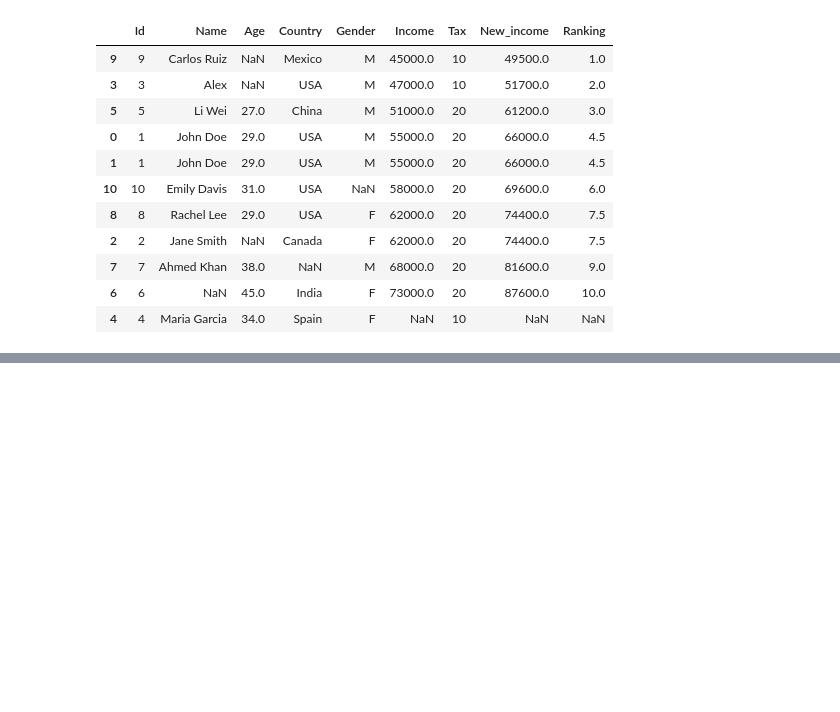
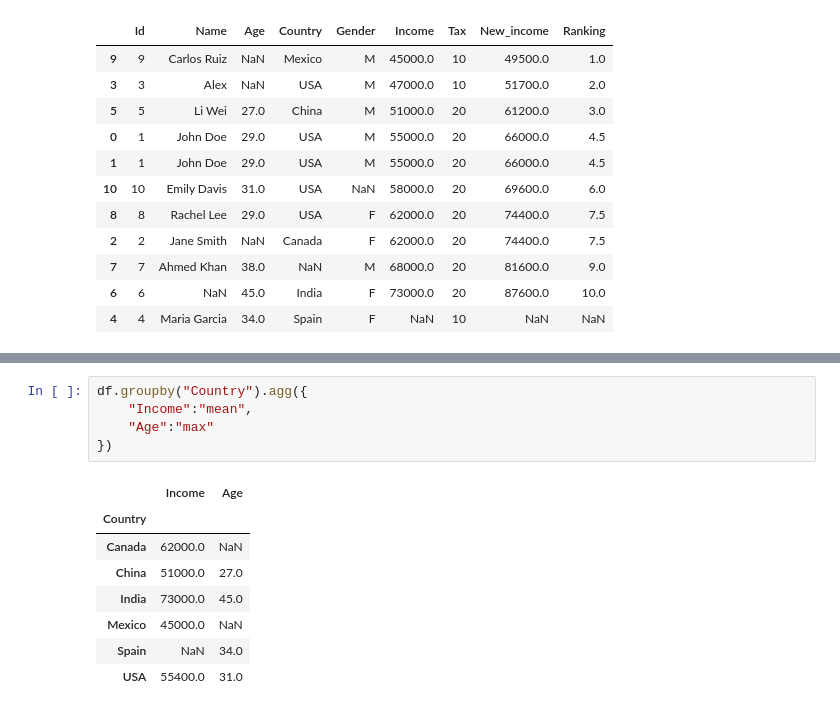
Before and after one commit to 26hardiksharma/AIML, a Jupyter notebook: Pandas/Data Transformation/main.ipynb, the cells around one changed output, grey strips where cells are left out. Saved outputs shown, nothing was run; the diff lists cells and outputs as text; blank space fills up the shorter version.

```diff
--- a/Pandas/Data Transformation/main.ipynb
+++ b/Pandas/Data Transformation/main.ipynb
@@ -190,0 +260,14 @@ sorted_df
+# %%
+df.groupby("Country").agg({
+    "Income":"mean",
+    "Age":"max"
+})
+# %% [output]
+|  | Income | Age |
+| Country |  |  |
+| Canada | 62000.0 | NaN |
+| China | 51000.0 | 27.0 |
+| India | 73000.0 | 45.0 |
+| Mexico | 45000.0 | NaN |
+| Spain | NaN | 34.0 |
+| USA | 55400.0 | 31.0 |
```
Also changed, not shown: parts of 10 cells of this notebook, 6 other files.
